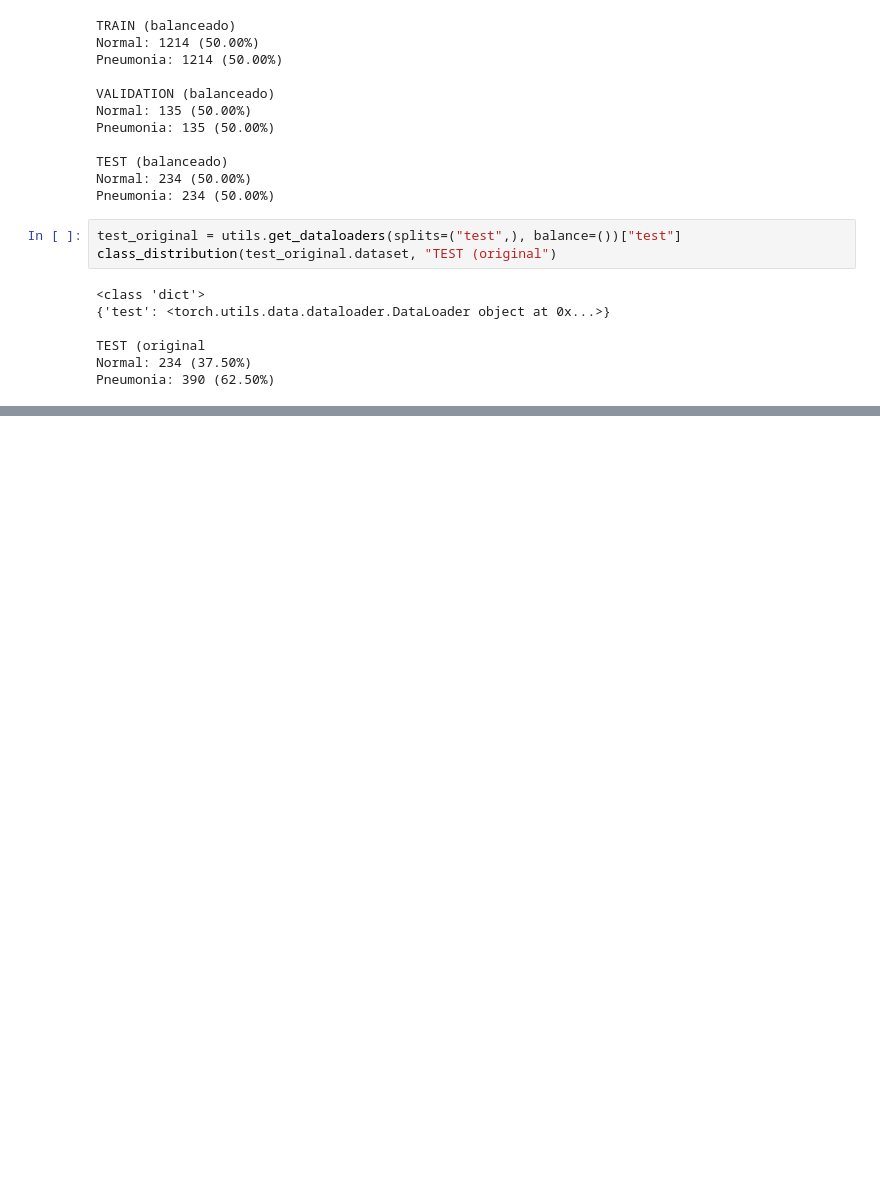
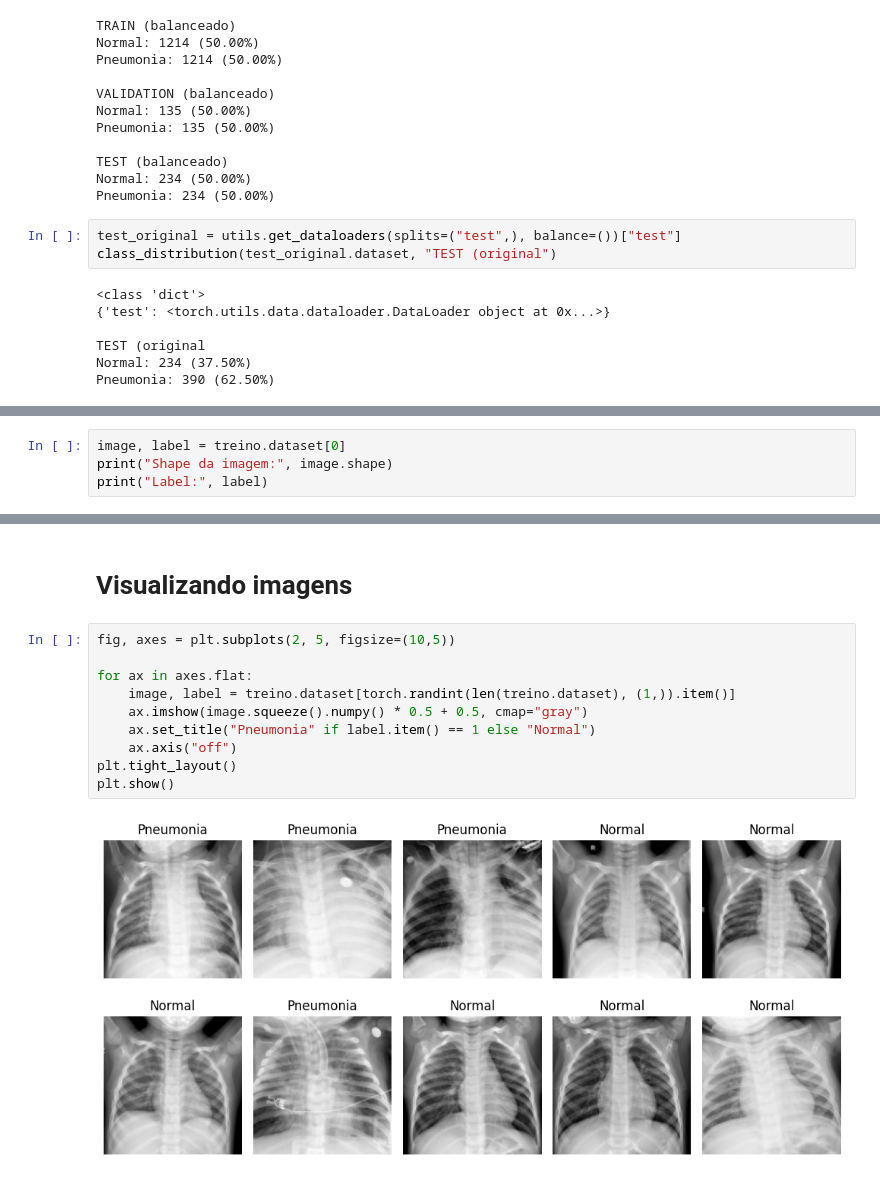
Before and after one commit to Jonatttttttan/Machine_Learning-Imagens_Medicas-Knowledge_Distillation, a Jupyter notebook: teste_imagens_medicas_Knowledge-Distillation.ipynb, the cells around one changed output, grey strips where cells are left out. Drawn from its saved outputs; the diff is of its cells as text; blank space fills up the shorter version.

```diff
--- a/teste_imagens_medicas_Knowledge-Distillation.ipynb
+++ b/teste_imagens_medicas_Knowledge-Distillation.ipynb
@@ -91,0 +103,4 @@ Pneumonia: 390 (62.50%)
+# %%
+image, label = treino.dataset[0]
+print("Shape da imagem:", image.shape)
+print("Label:", label)
@@ -91,0 +117,14 @@ Pneumonia: 390 (62.50%)
+# %% [markdown]
+# Visualizando imagens
+# %%
+fig, axes = plt.subplots(2, 5, figsize=(10,5))
+
+for ax in axes.flat:
+    image, label = treino.dataset[torch.randint(len(treino.dataset), (1,)).item()]
+    ax.imshow(image.squeeze().numpy() * 0.5 + 0.5, cmap="gray")
+    ax.set_title("Pneumonia" if label.item() == 1 else "Normal")
+    ax.axis("off")
+plt.tight_layout()
+plt.show()
+# %% [output]
+[figure, added]
```
Also changed, not shown: parts of 3 cells of this notebook, 1 other file.
